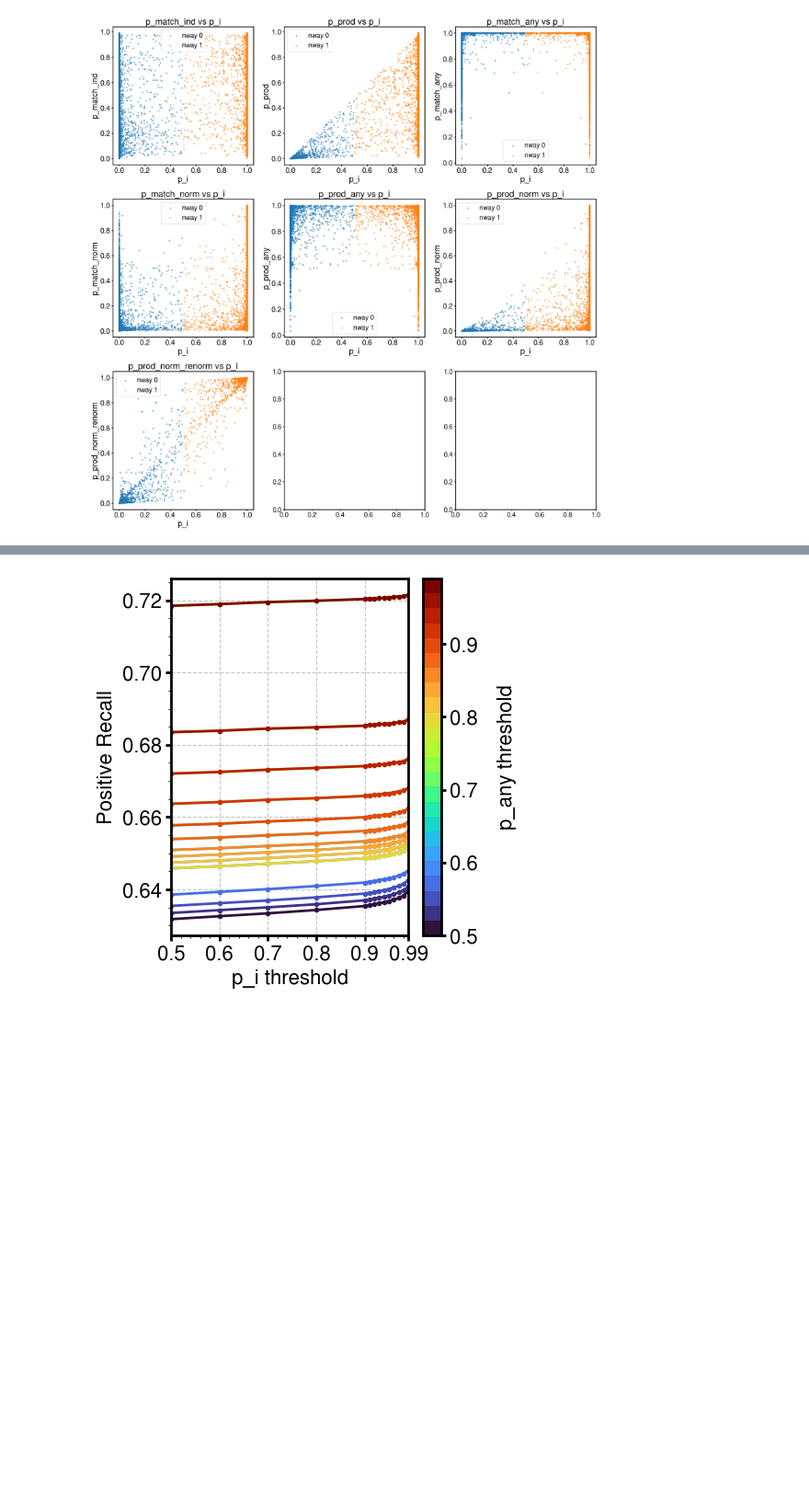
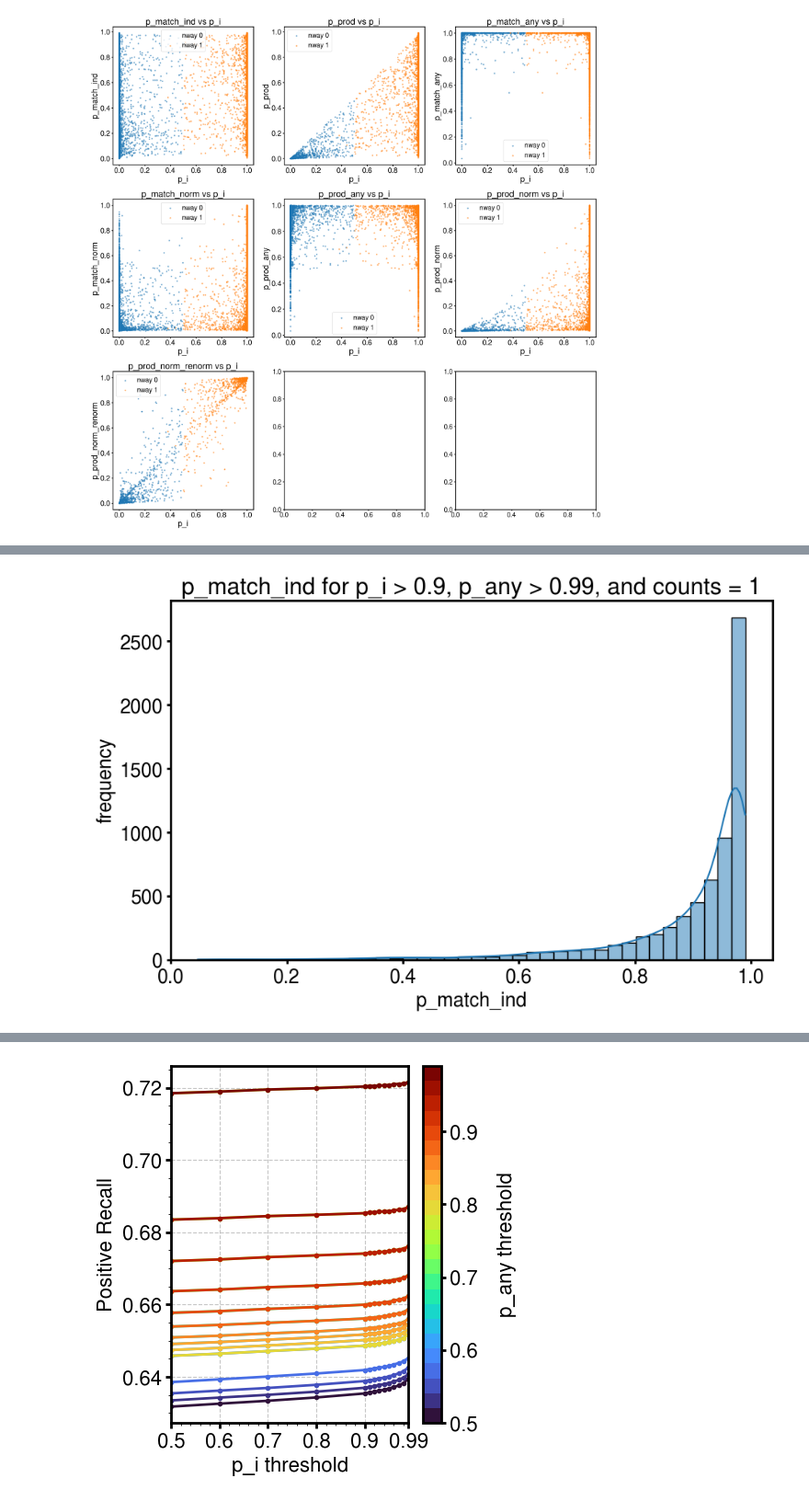
Before and after one commit to samuelperezdi/starsml, a Jupyter notebook: notebooks/analysis_probs.ipynb, the cells around one changed output, grey strips where cells are left out. Shown at 92% size. Drawn from its saved outputs; the diff is of its cells as text; code cells hidden in the pictures; blank space fills up the shorter version.

```diff
--- a/notebooks/analysis_probs.ipynb
+++ b/notebooks/analysis_probs.ipynb
@@ -112,0 +224,20 @@ true_labels = df['benchmark_label']
+# %%
+# set plot parameters
+plt.rcParams['font.family'] = 'Nimbus Sans'
+plt.rcParams['font.size'] = 18
+plt.rcParams['axes.linewidth'] = 2
+plt.rcParams['xtick.major.width'] = 2
+plt.rcParams['ytick.major.width'] = 2
+
+# filter dataframe
+filtered_df = df[(df['p_i'] > 0.9) & (df['p_any'] > 0.99) & (df['count'] == 1)]
+
+# plot histogram
+plt.figure(figsize=(10, 6))
+sns.histplot(filtered_df['p_match_ind'], bins=40, kde=True)
+plt.title('p_match_ind for p_i > 0.9, p_any > 0.99, and counts = 1')
+plt.xlabel('p_match_ind')
+plt.ylabel('frequency')
+plt.show()
+# %% [output]
+[figure, added]
```
Also changed, not shown: parts of 23 cells of this notebook, 9 other files.
